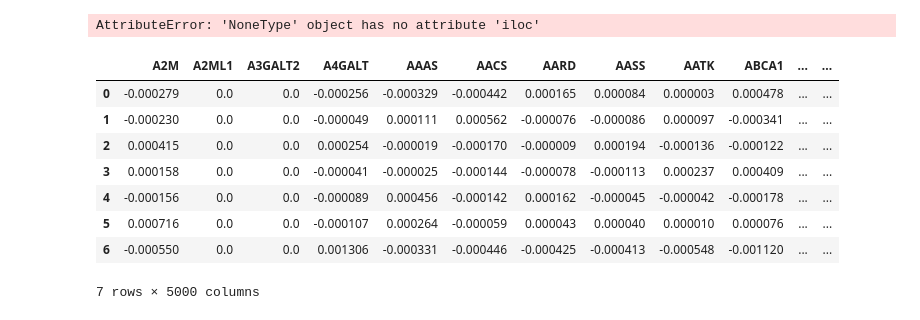
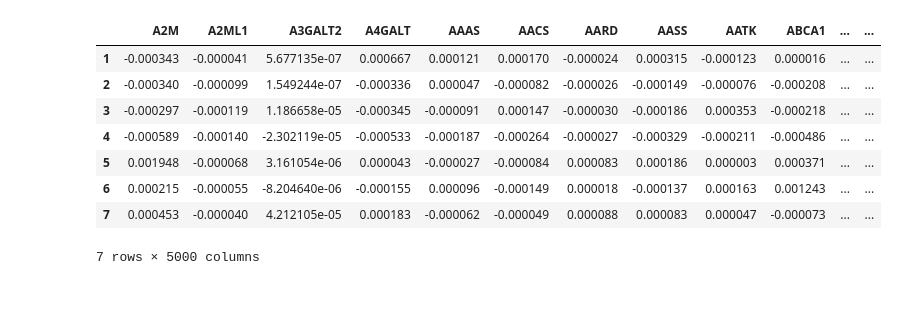
Before and after one commit to sumedhars/dinh-lab-cnmf, a Jupyter notebook: 1_cnmf_result_exploration.ipynb, the cells around one changed output. Saved outputs shown, nothing was run; the diff lists cells and outputs as text; code cells hidden in the pictures.

```diff
--- a/1_cnmf_result_exploration.ipynb
+++ b/1_cnmf_result_exploration.ipynb
@@ -68,3 +68,3 @@ def plot_gep_comparisons(df1, df2, gep_pairs, figsize=(15, 10), ncols=3):
 # %%
-s2_k7 = pd.read_csv('all_datasets_consensus/anal_pc5_c21_S2.filtered_consensus_outputs/anal_pc5_c21_S2.filtered.gene_spectra_score.k_7.dt_0_01.txt', sep='\t')
-s2_k7.drop(columns={"Unnamed: 0"}, inplace=True)
+s1_k8 = pd.read_csv('all_datasets_consensus/anal_pc5_c21_S1.filtered_consensus_outputs/anal_pc5_c21_S1.filtered.gene_spectra_score.k_8.dt_0_01.txt', sep='\t', index_col=0)
+s1_k8.head()
@@ -71,17 +79,13 @@ s2_k7.drop(columns={"Unnamed: 0"}, inplace=True)
-# %%
-s2_k7.iloc[6]
-# %% [output]
-AttributeError: 'NoneType' object has no attribute 'iloc'
 # %%
-s2_k7 = s2_k7.dropna(axis='columns', how='any')
-s2_k7.head(7)
+s1_k8 = s1_k8.dropna(axis='columns', how='any')
+s1_k8.head(7)
 # %% [output]
 |  | A2M | A2ML1 | A3GALT2 | A4GALT | AAAS | AACS | AARD | AASS | AATK | ABCA1 | ... | ... |
-| 0 | -0.000279 | 0.0 | 0.0 | -0.000256 | -0.000329 | -0.000442 | 0.000165 | 0.000084 | 0.000003 | 0.000478 | ... | ... |
-| 1 | -0.000230 | 0.0 | 0.0 | -0.000049 | 0.000111 | 0.000562 | -0.000076 | -0.000086 | 0.000097 | -0.000341 | ... | ... |
-| 2 | 0.000415 | 0.0 | 0.0 | 0.000254 | -0.000019 | -0.000170 | -0.000009 | 0.000194 | -0.000136 | -0.000122 | ... | ... |
-| 3 | 0.000158 | 0.0 | 0.0 | -0.000041 | -0.000025 | -0.000144 | -0.000078 | -0.000113 | 0.000237 | 0.000409 | ... | ... |
-| 4 | -0.000156 | 0.0 | 0.0 | -0.000089 | 0.000456 | -0.000142 | 0.000162 | -0.000045 | -0.000042 | -0.000178 | ... | ... |
-| 5 | 0.000716 | 0.0 | 0.0 | -0.000107 | 0.000264 | -0.000059 | 0.000043 | 0.000040 | 0.000010 | 0.000076 | ... | ... |
-| 6 | -0.000550 | 0.0 | 0.0 | 0.001306 | -0.000331 | -0.000446 | -0.000425 | -0.000413 | -0.000548 | -0.001120 | ... | ... |
+| 1 | -0.000343 | -0.000041 | 5.677135e-07 | 0.000667 | 0.000121 | 0.000170 | -0.000024 | 0.000315 | -0.000123 | 0.000016 | ... | ... |
+| 2 | -0.000340 | -0.000099 | 1.549244e-07 | -0.000336 | 0.000047 | -0.000082 | -0.000026 | -0.000149 | -0.000076 | -0.000208 | ... | ... |
+| 3 | -0.000297 | -0.000119 | 1.186658e-05 | -0.000345 | -0.000091 | 0.000147 | -0.000030 | -0.000186 | 0.000353 | -0.000218 | ... | ... |
+| 4 | -0.000589 | -0.000140 | -2.302119e-05 | -0.000533 | -0.000187 | -0.000264 | -0.000027 | -0.000329 | -0.000211 | -0.000486 | ... | ... |
+| 5 | 0.001948 | -0.000068 | 3.161054e-06 | 0.000043 | -0.000027 | -0.000084 | 0.000083 | 0.000186 | 0.000003 | 0.000371 | ... | ... |
+| 6 | 0.000215 | -0.000055 | -8.204640e-06 | -0.000155 | 0.000096 | -0.000149 | 0.000018 | -0.000137 | 0.000163 | 0.001243 | ... | ... |
+| 7 | 0.000453 | -0.000040 | 4.212105e-05 | 0.000183 | -0.000062 | -0.000049 | 0.000088 | 0.000083 | 0.000047 | -0.000073 | ... | ... |
 7 rows × 5000 columns
```
Also changed, not shown: parts of 10 cells of this notebook, 12 other files.
